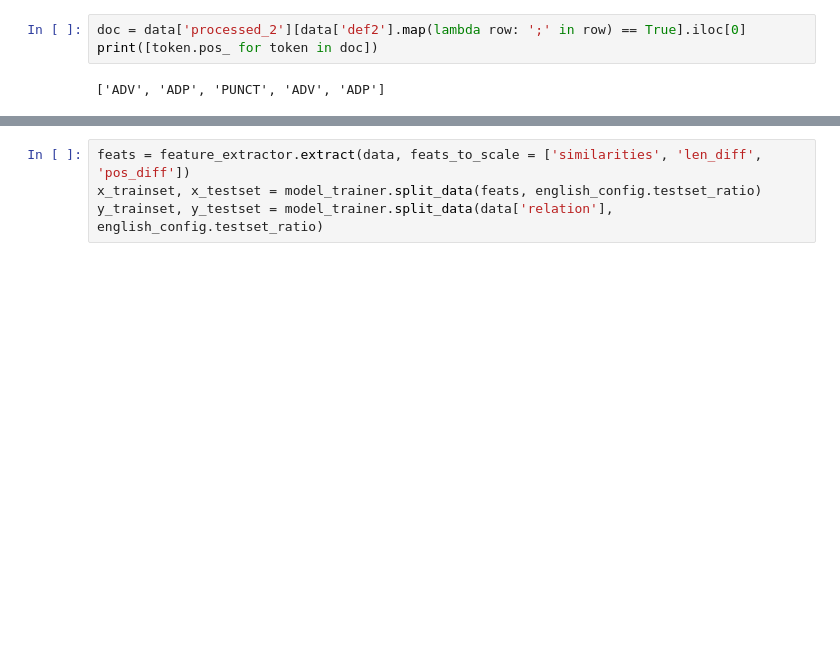
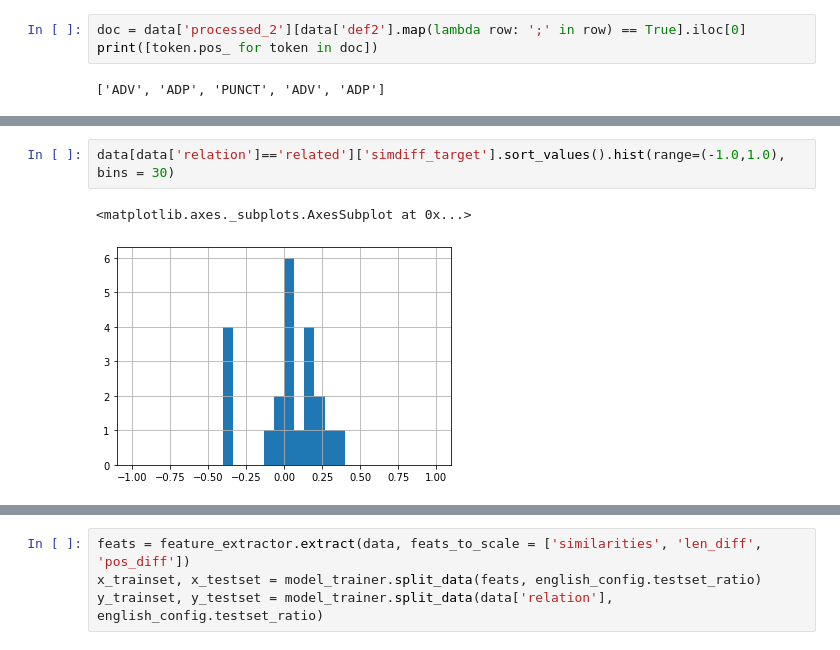
Before and after one commit to acdh-oeaw/elexis_mwsa_model, a Jupyter notebook: jupyter/simple_demo.ipynb, the cells around one changed output, grey strips where cells are left out. Drawn from its saved outputs; the diff is of its cells as text; blank space fills up the shorter version.

```diff
--- a/jupyter/simple_demo.ipynb
+++ b/jupyter/simple_demo.ipynb
@@ -56,0 +93,5 @@ print([token.pos_ for token in doc])
+# %%
+data[data['relation']=='related']['simdiff_target'].sort_values().hist(range=(-1.0,1.0), bins = 30)
+# %% [output]
+<matplotlib.axes._subplots.AxesSubplot at 0x...>
+[figure, added]
```
Also changed, not shown: parts of 5 cells of this notebook, 8 other files.
